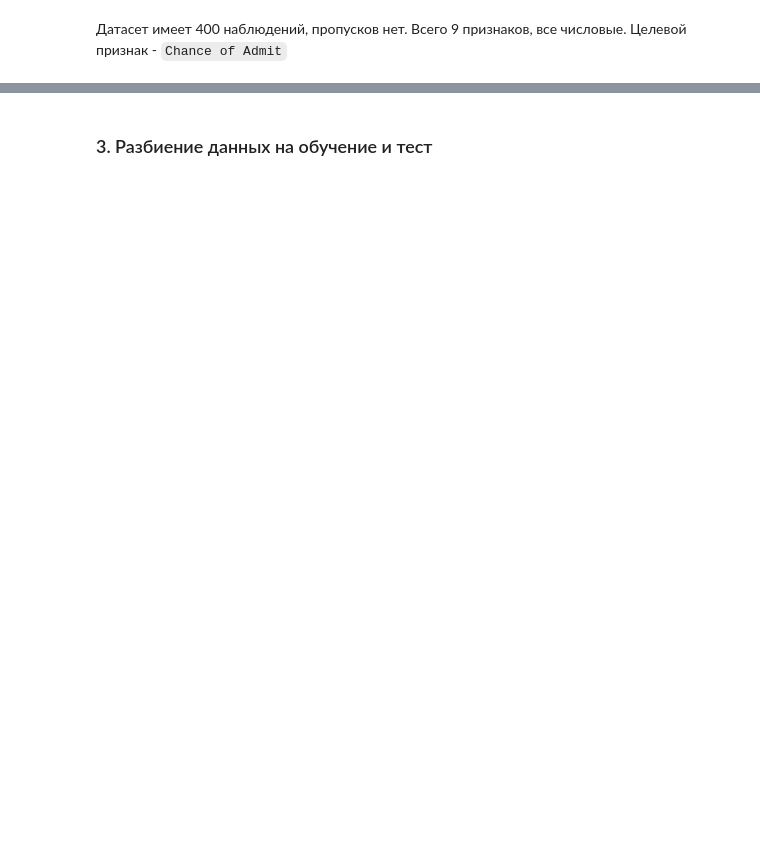
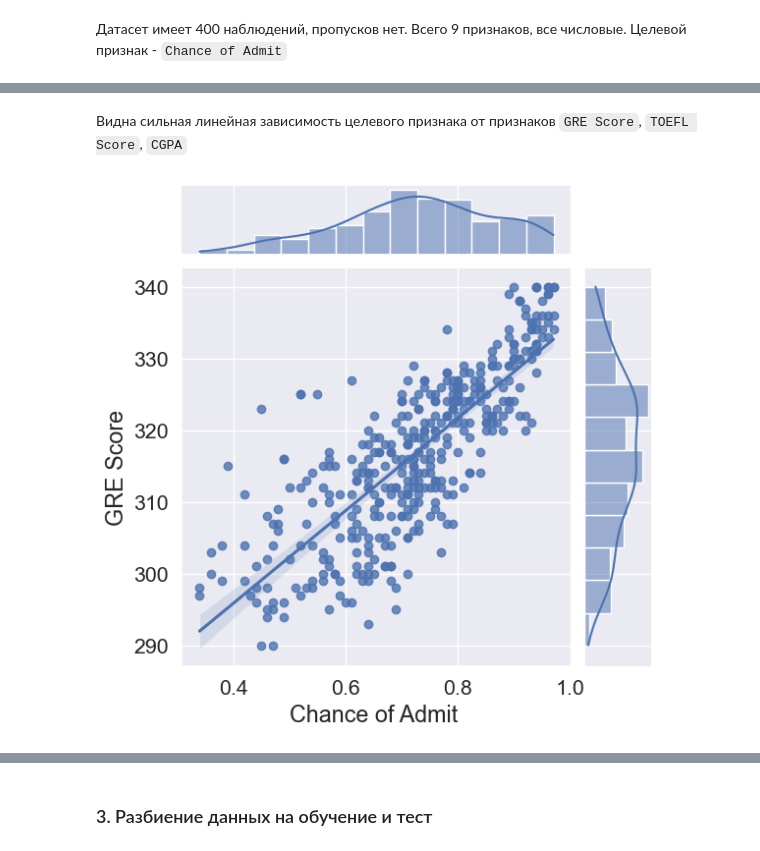
Before and after one commit to dnlygvtv/Python_for_Data_Science_HWs, a Jupyter notebook: HW/HW_5.ipynb, the cells around one changed output, grey strips where cells are left out. Saved outputs shown, nothing was run; the diff lists cells and outputs as text; code cells hidden in the pictures; blank space fills up the shorter version.

```diff
--- a/HW/HW_5.ipynb
+++ b/HW/HW_5.ipynb
@@ -69,0 +120,6 @@ df.describe()
+# %% [markdown]
+Видна сильная линейная зависимость целевого признака от признаков `GRE Score`, `TOEFL Score`, `CGPA`
+# %%
+sns.jointplot(data = df, x='Chance of Admit ', y='GRE Score', kind='reg');
+# %% [output]
+[figure, added]
```
Also changed, not shown: parts of 22 cells of this notebook.
